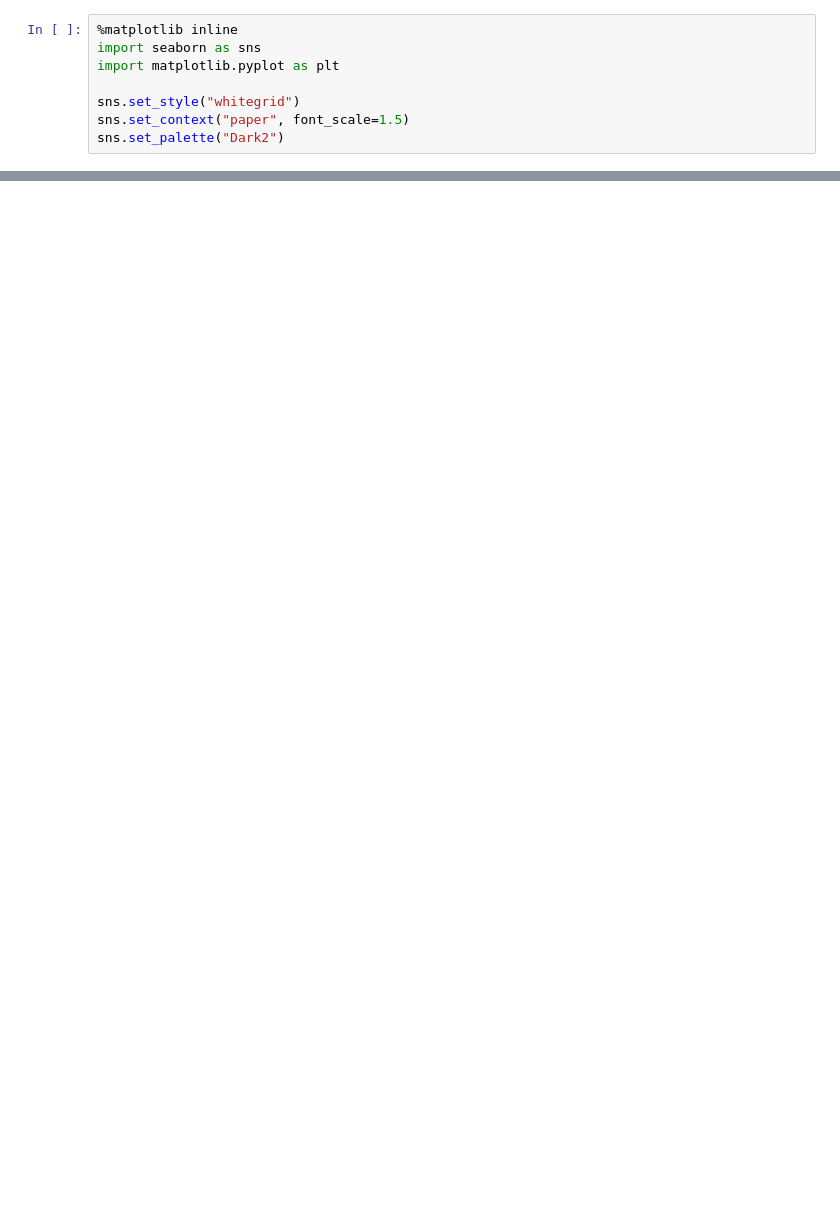
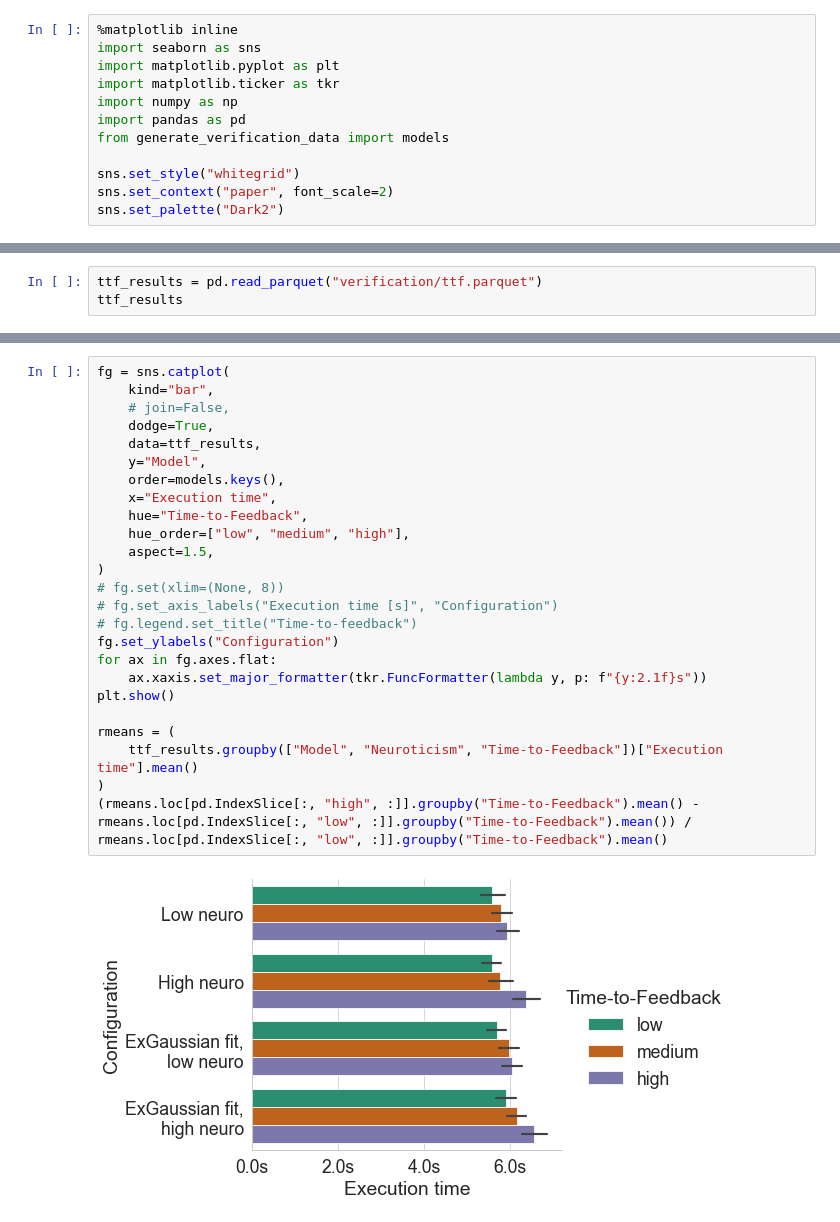
Before and after one commit to vnmo/EdgeDroid2, a Jupyter notebook: analysis/verify_models.ipynb, the cells around one changed output, grey strips where cells are left out. Drawn from its saved outputs; the diff is of its cells as text; blank space fills up the shorter version.

Commit message:
verification

```diff
--- a/analysis/verify_models.ipynb
+++ b/analysis/verify_models.ipynb
@@ -97,7 +2,11 @@ results
 %matplotlib inline
 import seaborn as sns
 import matplotlib.pyplot as plt
+import matplotlib.ticker as tkr
+import numpy as np
+import pandas as pd
+from generate_verification_data import models
 
 sns.set_style("whitegrid")
-sns.set_context("paper", font_scale=1.5)
+sns.set_context("paper", font_scale=2)
 sns.set_palette("Dark2")
@@ -269,0 +13,3 @@ plt.show()
+# %%
+ttf_results = pd.read_parquet("verification/ttf.parquet")
+ttf_results
@@ -269,0 +64,27 @@ plt.show()
+# %%
+fg = sns.catplot(
+    kind="bar",
+    # join=False,
+    dodge=True,
+    data=ttf_results,
+    y="Model",
+    order=models.keys(),
+    x="Execution time",
+    hue="Time-to-Feedback",
+    hue_order=["low", "medium", "high"],
+    aspect=1.5,
+)
+# fg.set(xlim=(None, 8))
+# fg.set_axis_labels("Execution time [s]", "Configuration")
+# fg.legend.set_title("Time-to-feedback")
+fg.set_ylabels("Configuration")
+for ax in fg.axes.flat:
+    ax.xaxis.set_major_formatter(tkr.FuncFormatter(lambda y, p: f"{y:2.1f}s"))
+plt.show()
+
+rmeans = (
+    ttf_results.groupby(["Model", "Neuroticism", "Time-to-Feedback"])["Execution time"].mean()
+)
+(rmeans.loc[pd.IndexSlice[:, "high", :]].groupby("Time-to-Feedback").mean() - rmeans.loc[pd.IndexSlice[:, "low", :]].groupby("Time-to-Feedback").mean()) / rmeans.loc[pd.IndexSlice[:, "low", :]].groupby("Time-to-Feedback").mean()
+# %% [output]
+[figure, added]
```
Also changed, not shown: parts of 15 cells of this notebook, 5 other files.
